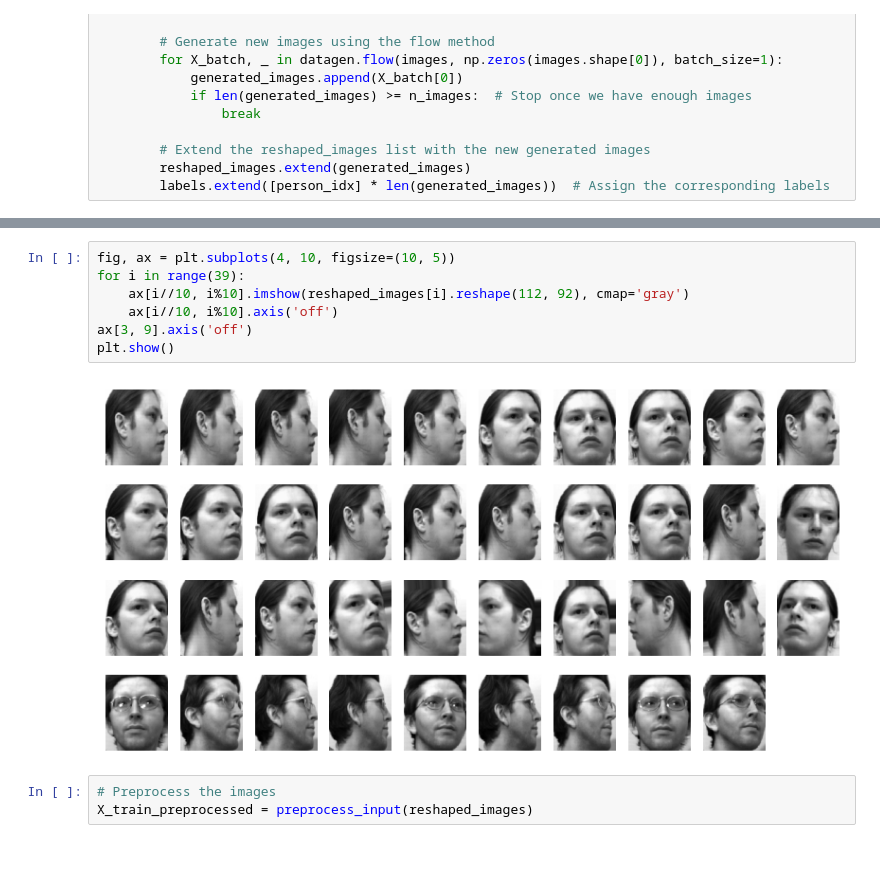
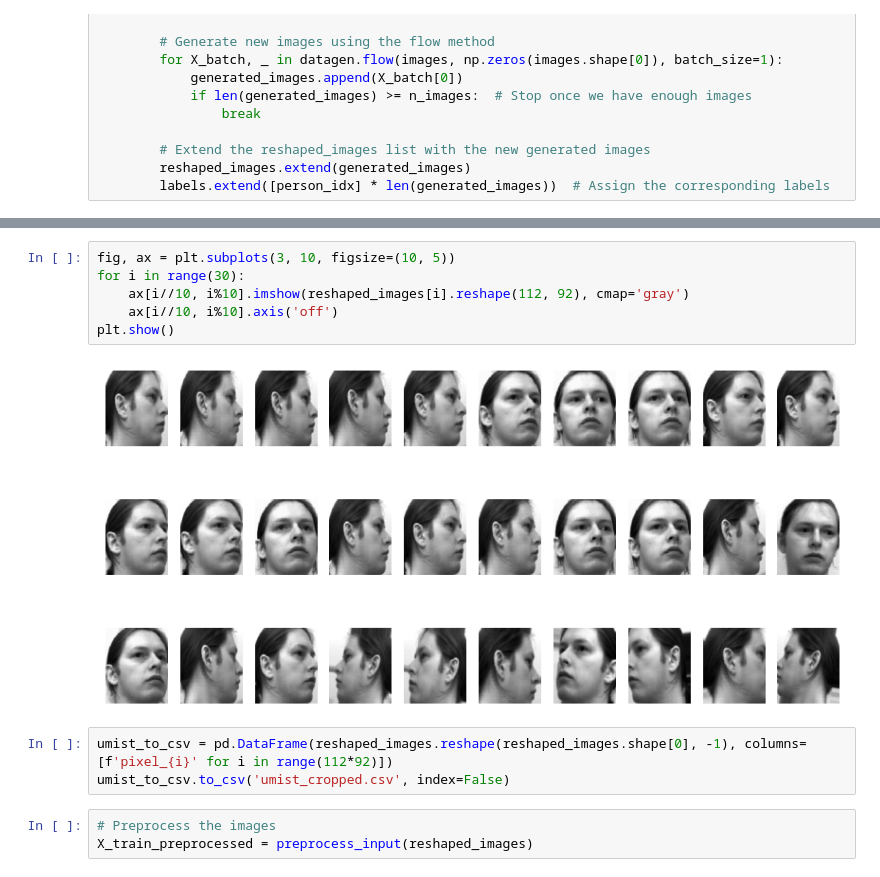
Before and after one commit to jsuaverd/COMP254-Assignments, a Jupyter notebook: preprocessing.ipynb, the cells around one changed output, grey strips where cells are left out. Cells and saved outputs as stored; diff of their text form.

```diff
--- a/preprocessing.ipynb
+++ b/preprocessing.ipynb
@@ -283,14 +282,16 @@ Face: 17, Count: 30
 Face: 18, Count: 30
 Face: 19, Count: 30
 # %%
-fig, ax = plt.subplots(4, 10, figsize=(10, 5))
-for i in range(39):
+fig, ax = plt.subplots(3, 10, figsize=(10, 5))
+for i in range(30):
     ax[i//10, i%10].imshow(reshaped_images[i].reshape(112, 92), cmap='gray')
     ax[i//10, i%10].axis('off')
-ax[3, 9].axis('off')
 plt.show()
 # %% [output]
-[figure, old version]
+[figure, new version]
+# %%
+umist_to_csv = pd.DataFrame(reshaped_images.reshape(reshaped_images.shape[0], -1), columns=[f'pixel_{i}' for i in range(112*92)])
+umist_to_csv.to_csv('umist_cropped.csv', index=False)
 # %%
 # Preprocess the images
 X_train_preprocessed = preprocess_input(reshaped_images)
```
Also changed, not shown: parts of 6 cells of this notebook, 3 other files.
